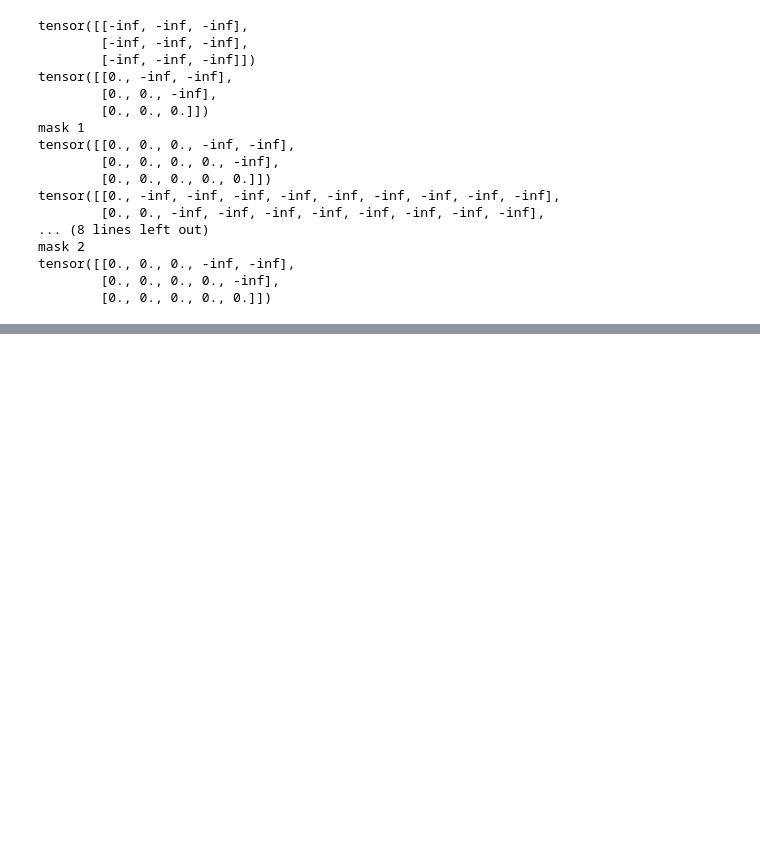
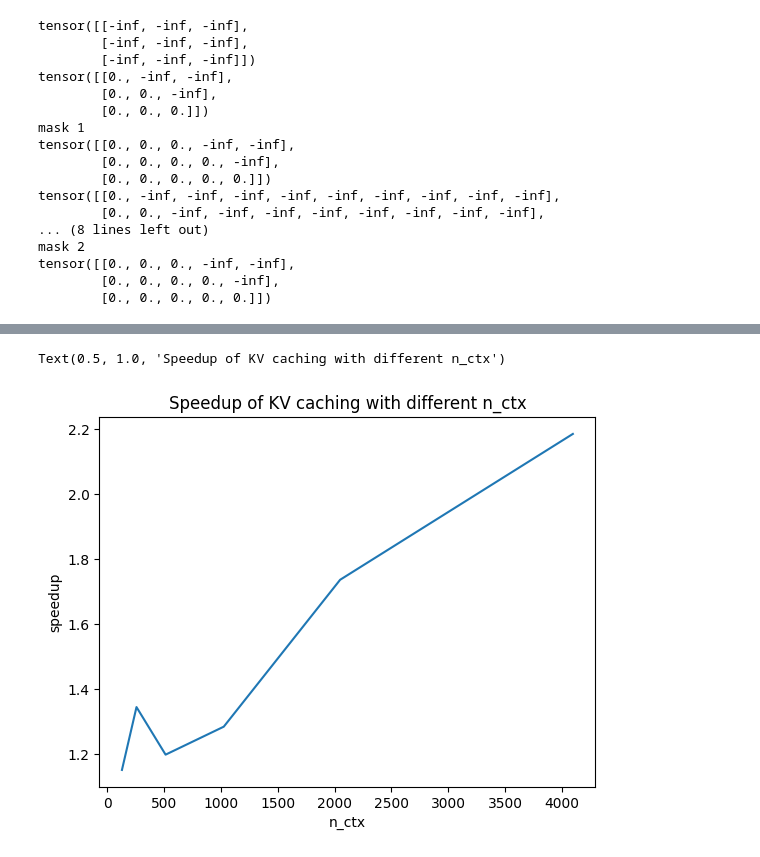
Before and after one commit to Jjschwartz/gollem, a Jupyter notebook: notebooks/kv_caching.ipynb, the cells around one changed output, grey strips where cells are left out. Cells and saved outputs as stored; diff of their text form; code cells hidden in the pictures; blank space fills up the shorter version.

```diff
--- a/notebooks/kv_caching.ipynb
+++ b/notebooks/kv_caching.ipynb
@@ -178,0 +241,10 @@ factorial(512)
+# %%
+plt.plot(
+    list(speedups_n_ctx.keys()), [speedup[0] for speedup in speedups_n_ctx.values()]
+)
+plt.xlabel("n_ctx")
+plt.ylabel("speedup")
+plt.title("Speedup of KV caching with different n_ctx")
+# %% [output]
+Text(0.5, 1.0, 'Speedup of KV caching with different n_ctx')
+[figure, added]
```
Also changed, not shown: parts of 8 cells of this notebook.
